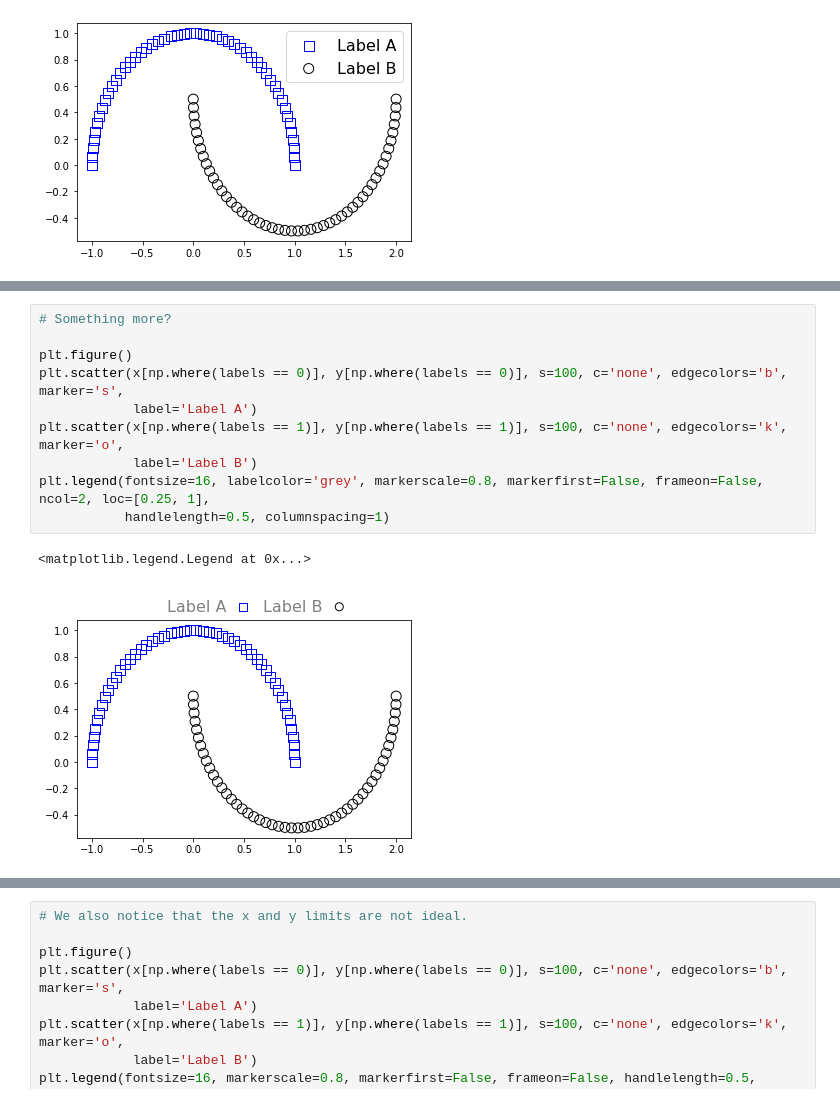
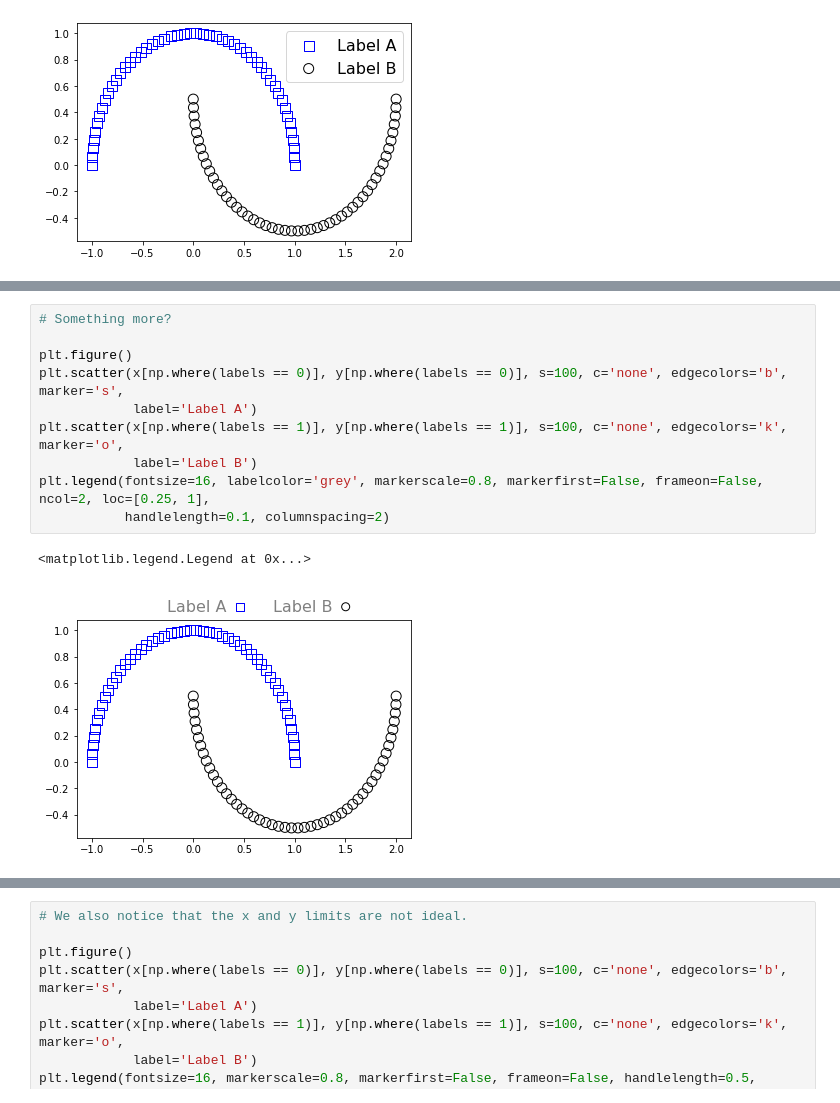
Before and after one commit to jiashu-z/how-to-plot, a Jupyter notebook: plotting-in-python.ipynb, the cells around one changed output, grey strips where cells are left out. Drawn from its saved outputs; the diff is of its cells as text.

```diff
--- a/plotting-in-python.ipynb
+++ b/plotting-in-python.ipynb
@@ -107,16 +107,16 @@ plt.legend(fontsize=16, markerscale=0.8, markerfirst=False, frameon=False, ncol=
 # %%
 # Something more?
 
 plt.figure()
 plt.scatter(x[np.where(labels == 0)], y[np.where(labels == 0)], s=100, c='none', edgecolors='b', marker='s',
             label='Label A')
 plt.scatter(x[np.where(labels == 1)], y[np.where(labels == 1)], s=100, c='none', edgecolors='k', marker='o',
             label='Label B')
 plt.legend(fontsize=16, labelcolor='grey', markerscale=0.8, markerfirst=False, frameon=False, ncol=2, loc=[0.25, 1],
-           handlelength=0.5, columnspacing=1)
+           handlelength=0.1, columnspacing=2)
 # %% [output]
 <matplotlib.legend.Legend at 0x...>
-[figure, old version]
+[figure, new version]
 # %%
 # Or maybe you want only one column in the legends.
 
```
Also changed, not shown: parts of 8 cells of this notebook.
